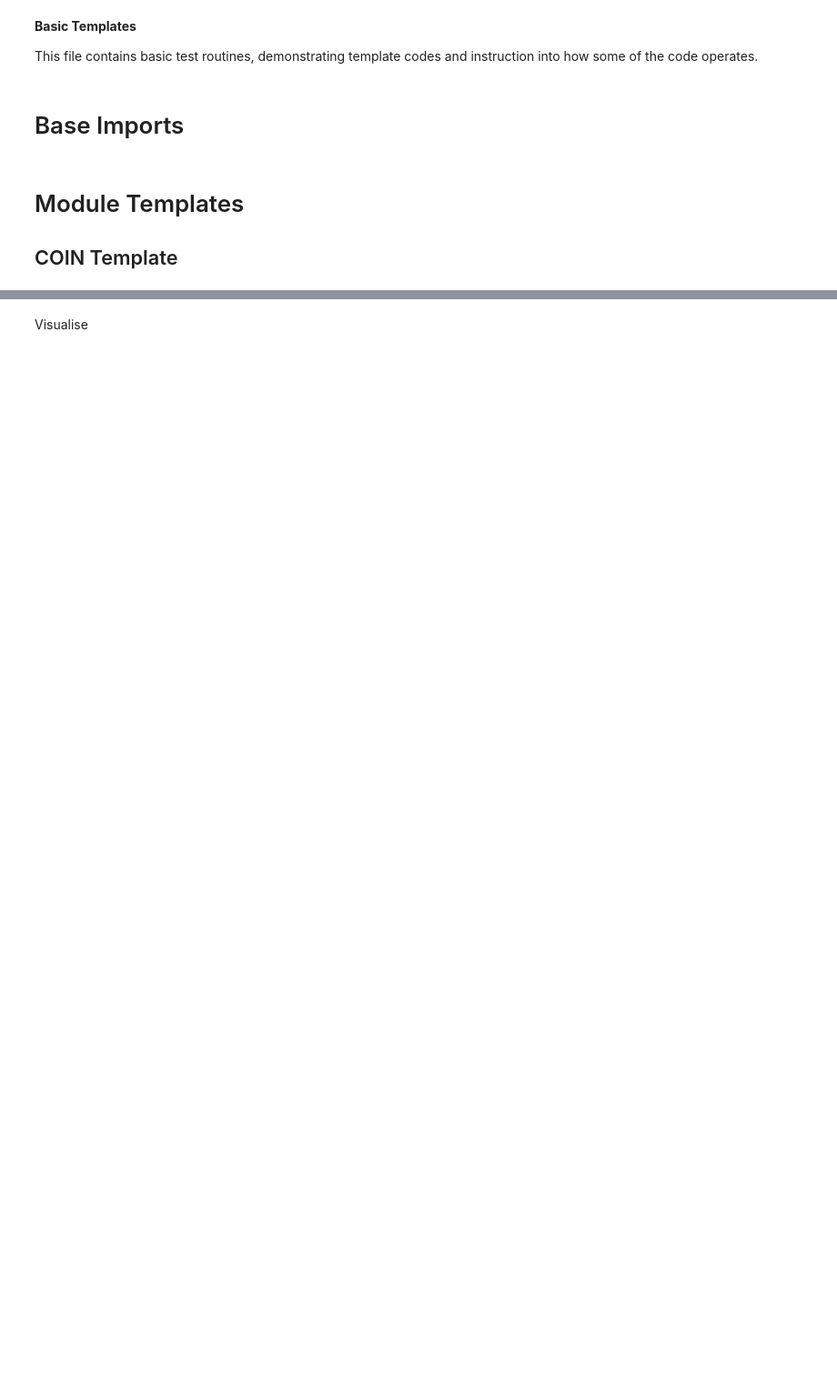
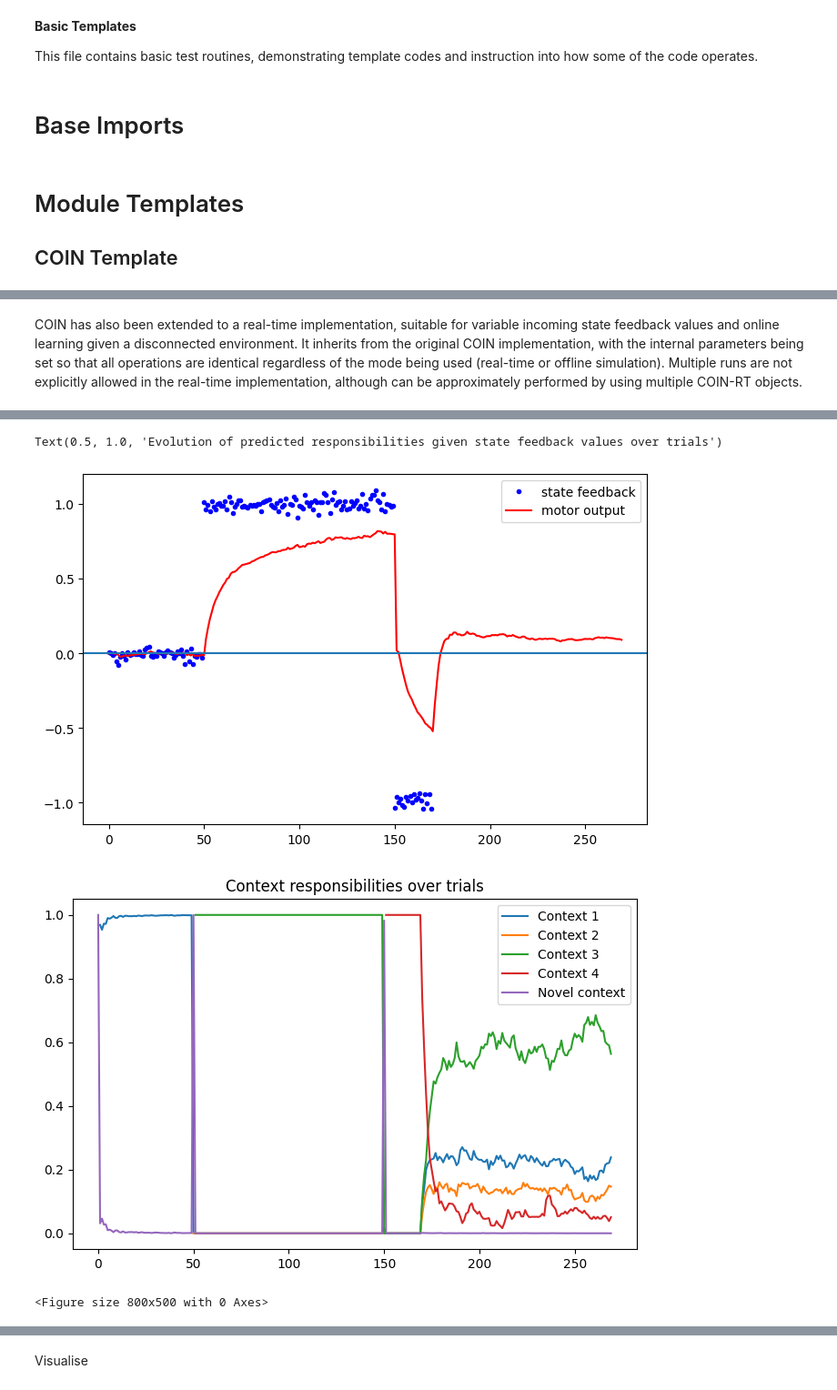
Before and after one commit to RichieRich2569/COINRL, a Jupyter notebook: basics.ipynb, the cells around one changed output, grey strips where cells are left out. Shown at 91% size. Cells and saved outputs as stored; diff of their text form; code cells hidden in the pictures; blank space fills up the shorter version.

```diff
--- a/basics.ipynb
+++ b/basics.ipynb
@@ -102,38 +110,36 @@ Text(0.5, 1.0, 'Evolution of predicted responsibilities given state feedback val
+# %% [markdown]
+COIN has also been extended to a real-time implementation, suitable for variable incoming state feedback values and online learning given a disconnected environment. It inherits from the original COIN implementation, with the internal parameters being set so that all operations are identical regardless of the mode being used (real-time or offline simulation). Multiple runs are not explicitly allowed in the real-time implementation, although can be approximately performed by using multiple COIN-RT objects.
 # %%
 # Using COIN in real-time mode
-# Range of parameters used by COIN for plotting
+# Range of parameters used by COIN for probability calculation and predictions
 retention_values = np.linspace(0.8, 1, 500, endpoint=True) # Values of state retention (a in x<-ax+d)
 drift_values = np.linspace(-0.1, 0.1, 500, endpoint=True) # Values of state drift (d in x<-ax+d)
 state_values = np.linspace(-1.5, 1.5, 500, endpoint=True) # Values of state (x in x<-ax+d)
 bias_values = np.linspace(-1.5, 1.5, 500, endpoint=True) # Values of bias (b in y=x+b) - if inferring bias
 state_feedback_values = np.linspace(-1.5, 1.5, 500, endpoint=True) # Values of state feedback (y in y=x+b)
 
-# Define to store from the simulation
-store = [
-    "state_feedback", "motor_output", "responsibilities", "predicted_probabilities","inds_resampled", "context"
-]
+# State feedback variance
+sf_sd = 0.03
 
 # Instantiate the COIN model
 from coin_rt import COIN_RT
 rt_model = COIN_RT(
+    sigma_sensory_noise=sf_sd,
     retention_values=retention_values,
     drift_values=drift_values,
     bias_values=bias_values,
     state_feedback_values=state_feedback_values,
 )
 
-y_seq = np.asarray(output["runs"][0]["state_feedback"])
+# Define the state feedback sequence - values of y, from where inference is made
+y_seq = np.concatenate([np.random.randn(50) * sf_sd,
+                        np.ones(100) + np.random.randn(100) * sf_sd,
+                        -np.ones(20) + np.random.randn(20) * sf_sd,
+                        np.nan * np.ones(100)])
+
 last_res = None
-T = y_seq.shape[0]
-for t in range(T):
-    y = y_seq[t]
-    # Important: COIN_RT.step checks `state_feedback is np.nan` (identity check).
-    # Pass the *np.nan singleton* explicitly whenever the value is NaN.
-    if np.isnan(y):
-        y_in = np.nan
-    else:
-        y_in = float(y)
-    last_res = rt_model.step(state_feedback=y_in, cue=None)
+for y in y_seq:
+    last_res = rt_model.step(state_feedback=y, cue=None)
 
 # Helper method to get context relabelled responsibilities
 known_resp, novel_resp = rt_model.get_responsibilities()
@@ -150,8 +156,10 @@ plt.legend()
 plt.axhline(0)
 
 plt.figure(figsize=(8, 5))
-plt.plot(known_resp, label="known contexts")
-plt.plot(novel_resp, label="novel context")
+Nc = known_resp.shape[1]
+for c in range(Nc):
+    plt.plot(known_resp[:, c], label=f"Context {c+1}")
+plt.plot(novel_resp, label="Novel context")
 plt.legend()
 plt.title("Context responsibilities over trials")
 
@@ -164,0 +192,4 @@ NameError: name 'T' is not defined
+Text(0.5, 1.0, 'Evolution of predicted responsibilities given state feedback values over trials')
+[figure, added]
+[figure, added]
+<Figure size 800x500 with 0 Axes>
```
Also changed, not shown: parts of 19 cells of this notebook, 3 other files.
